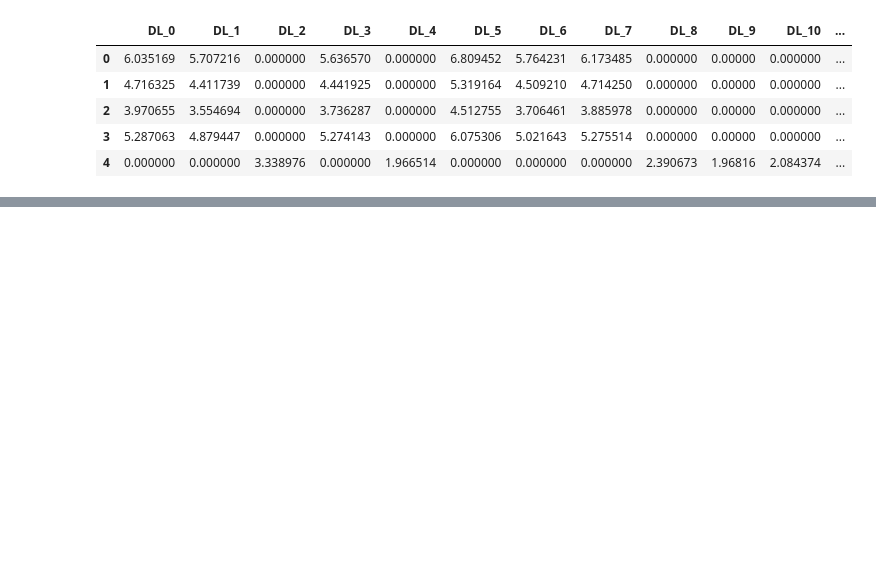
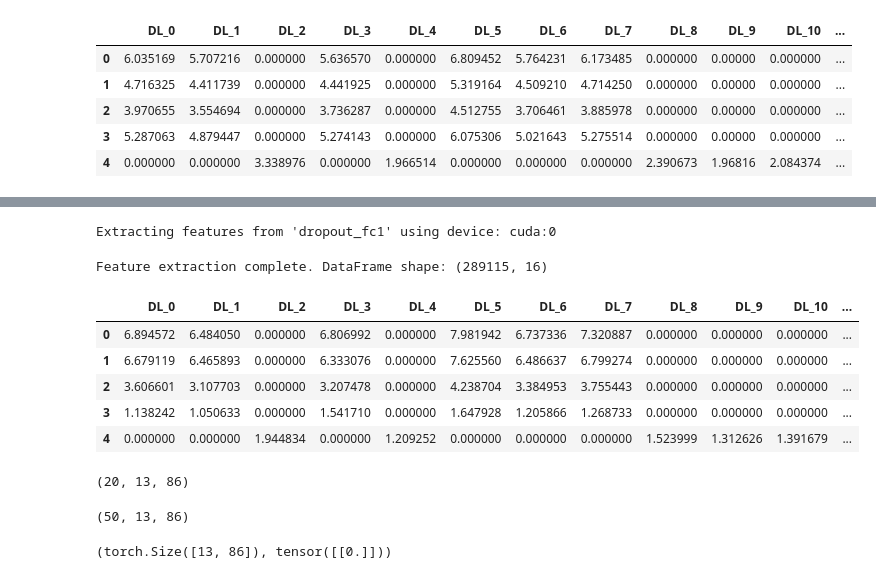
Before and after one commit to Vaseekaran-V/FYP_MSc, a Jupyter notebook: src/deep_learning/experiment_25-main.ipynb, the cells around one changed output, grey strips where cells are left out. Drawn from its saved outputs; the diff is of its cells as text; code cells hidden in the pictures; blank space fills up the shorter version.

```diff
--- a/src/deep_learning/experiment_25-main.ipynb
+++ b/src/deep_learning/experiment_25-main.ipynb
@@ -300,7 +300,7 @@ class TimeSeriesDataset(Dataset):
         return self.data[idx], self.targets[idx]
 # %%
 train_dataset = TimeSeriesDataset(train_X, train_y['target'].values)
-train_loader = DataLoader(train_dataset, batch_size=batch_size, shuffle=True)
+train_loader = DataLoader(train_dataset, batch_size=batch_size, shuffle=False)
 # %%
 val_dataset = TimeSeriesDataset(val_X, val_y['target'].values)
 val_loader = DataLoader(val_dataset, batch_size=batch_size, shuffle=False)
@@ -546,0 +649,34 @@ extracted_df.head()
+# %%
+train_extracted_df = extract_features_with_hook_no_labels(
+    model,
+    target_layer_name,
+    train_loader,
+    device
+)
+train_extracted_df.head()
+# %% [output]
+Extracting features from 'dropout_fc1' using device: cuda:0
+Feature extraction complete. DataFrame shape: (289115, 16)
+|  | DL_0 | DL_1 | DL_2 | DL_3 | DL_4 | DL_5 | DL_6 | DL_7 | DL_8 | DL_9 | DL_10 | ... |
+| 0 | 6.894572 | 6.484050 | 0.000000 | 6.806992 | 0.000000 | 7.981942 | 6.737336 | 7.320887 | 0.000000 | 0.000000 | 0.000000 | ... |
+| 1 | 6.679119 | 6.465893 | 0.000000 | 6.333076 | 0.000000 | 7.625560 | 6.486637 | 6.799274 | 0.000000 | 0.000000 | 0.000000 | ... |
+| 2 | 3.606601 | 3.107703 | 0.000000 | 3.207478 | 0.000000 | 4.238704 | 3.384953 | 3.755443 | 0.000000 | 0.000000 | 0.000000 | ... |
+| 3 | 1.138242 | 1.050633 | 0.000000 | 1.541710 | 0.000000 | 1.647928 | 1.205866 | 1.268733 | 0.000000 | 0.000000 | 0.000000 | ... |
+| 4 | 0.000000 | 0.000000 | 1.944834 | 0.000000 | 1.209252 | 0.000000 | 0.000000 | 0.000000 | 1.523999 | 1.312626 | 1.391679 | ... |
+# %%
+test_X[:20, :, :].shape
+# %% [output]
+(20, 13, 86)
+# %%
+#Inference example: randomly sample 50 datapoints from test_X
+sample_indices = np.random.choice(test_X.shape[0], 50, replace=False)
+sampled_data = test_X[sample_indices, :, :]
+sampled_data.shape
+# %% [output]
+(50, 13, 86)
+# %%
+sample_dataset = TimeSeriesDataset(sampled_data, np.zeros((50, 1)))
+sample_loader = DataLoader(sample_dataset, batch_size=batch_size, shuffle=False)
+sample_loader.dataset.__getitem__(0)[0].shape, sample_loader.dataset.__getitem__(0)[1]
+# %% [output]
+(torch.Size([13, 86]), tensor([[0.]]))
```
Also changed, not shown: parts of 12 cells of this notebook, 4 other files.
